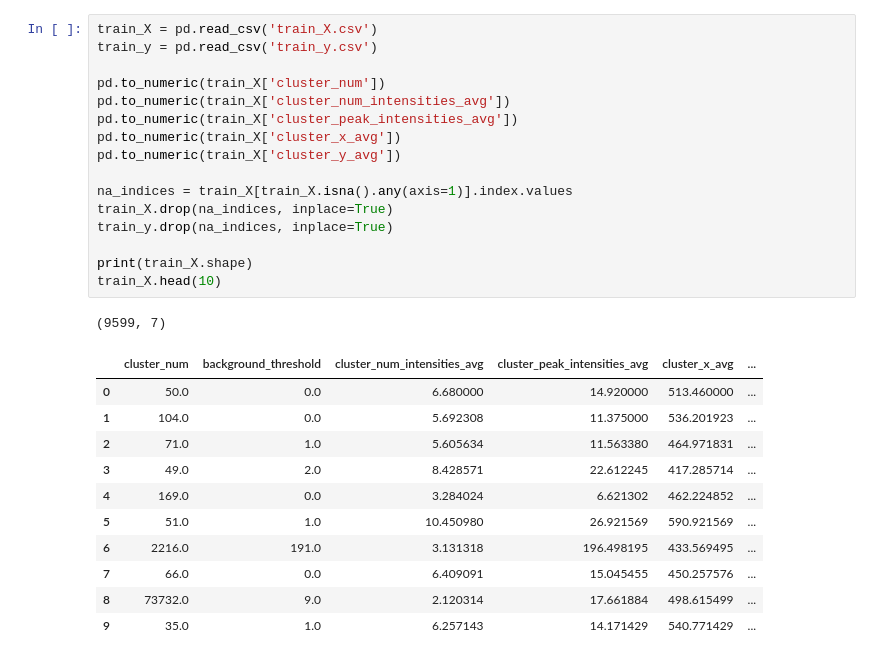
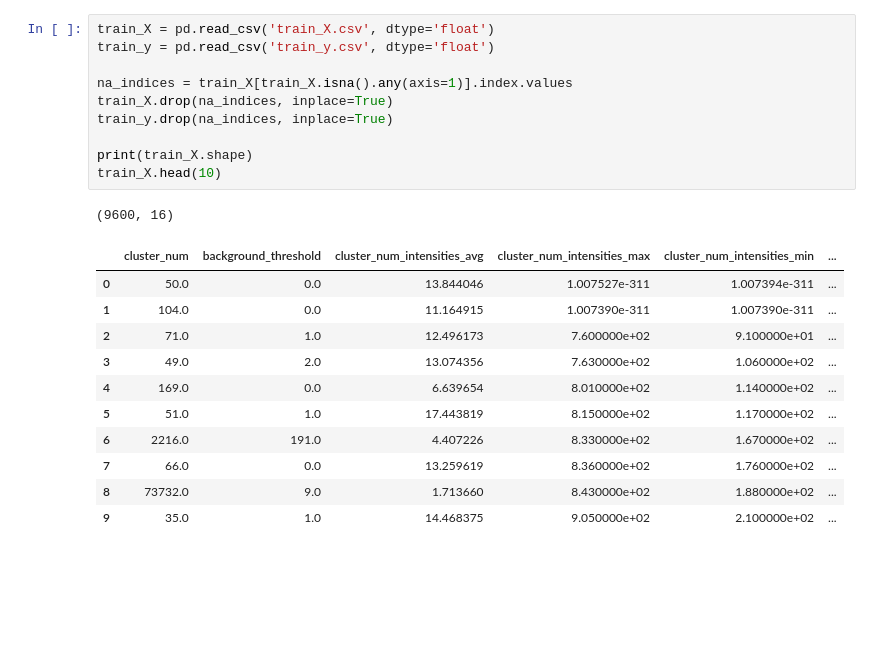
Before and after one commit to Simeonedef/Galaxy-Image-Gen, a Jupyter notebook: Notebooks/baseline_reg.ipynb, the cells around one changed output. Drawn from its saved outputs; the diff is of its cells as text; blank space fills up the shorter version.

```diff
--- a/Notebooks/baseline_reg.ipynb
+++ b/Notebooks/baseline_reg.ipynb
@@ -37,30 +34,24 @@ from sklearn.model_selection import RandomizedSearchCV
 # %%
-train_X = pd.read_csv('train_X.csv')
-train_y = pd.read_csv('train_y.csv')
-
-pd.to_numeric(train_X['cluster_num'])
-pd.to_numeric(train_X['cluster_num_intensities_avg'])
-pd.to_numeric(train_X['cluster_peak_intensities_avg'])
-pd.to_numeric(train_X['cluster_x_avg'])
-pd.to_numeric(train_X['cluster_y_avg'])
+train_X = pd.read_csv('train_X.csv', dtype='float')
+train_y = pd.read_csv('train_y.csv', dtype='float')
 
 na_indices = train_X[train_X.isna().any(axis=1)].index.values
 train_X.drop(na_indices, inplace=True)
 train_y.drop(na_indices, inplace=True)
 
 print(train_X.shape)
 train_X.head(10)
 # %% [output]
-(9599, 7)
+(9600, 16)
-|  | cluster_num | background_threshold | cluster_num_intensities_avg | cluster_peak_intensities_avg | cluster_x_avg | ... |
-| 0 | 50.0 | 0.0 | 6.680000 | 14.920000 | 513.460000 | ... |
-| 1 | 104.0 | 0.0 | 5.692308 | 11.375000 | 536.201923 | ... |
-| 2 | 71.0 | 1.0 | 5.605634 | 11.563380 | 464.971831 | ... |
-| 3 | 49.0 | 2.0 | 8.428571 | 22.612245 | 417.285714 | ... |
-| 4 | 169.0 | 0.0 | 3.284024 | 6.621302 | 462.224852 | ... |
-| 5 | 51.0 | 1.0 | 10.450980 | 26.921569 | 590.921569 | ... |
-| 6 | 2216.0 | 191.0 | 3.131318 | 196.498195 | 433.569495 | ... |
-| 7 | 66.0 | 0.0 | 6.409091 | 15.045455 | 450.257576 | ... |
-| 8 | 73732.0 | 9.0 | 2.120314 | 17.661884 | 498.615499 | ... |
-| 9 | 35.0 | 1.0 | 6.257143 | 14.171429 | 540.771429 | ... |
+|  | cluster_num | background_threshold | cluster_num_intensities_avg | cluster_num_intensities_max | cluster_num_intensities_min | ... |
+| 0 | 50.0 | 0.0 | 13.844046 | 1.007527e-311 | 1.007394e-311 | ... |
+| 1 | 104.0 | 0.0 | 11.164915 | 1.007390e-311 | 1.007390e-311 | ... |
+| 2 | 71.0 | 1.0 | 12.496173 | 7.600000e+02 | 9.100000e+01 | ... |
+| 3 | 49.0 | 2.0 | 13.074356 | 7.630000e+02 | 1.060000e+02 | ... |
+| 4 | 169.0 | 0.0 | 6.639654 | 8.010000e+02 | 1.140000e+02 | ... |
+| 5 | 51.0 | 1.0 | 17.443819 | 8.150000e+02 | 1.170000e+02 | ... |
+| 6 | 2216.0 | 191.0 | 4.407226 | 8.330000e+02 | 1.670000e+02 | ... |
+| 7 | 66.0 | 0.0 | 13.259619 | 8.360000e+02 | 1.760000e+02 | ... |
+| 8 | 73732.0 | 9.0 | 1.713660 | 8.430000e+02 | 1.880000e+02 | ... |
+| 9 | 35.0 | 1.0 | 14.468375 | 9.050000e+02 | 2.100000e+02 | ... |
 # %%
```
Also changed, not shown: parts of 9 cells of this notebook, 2 other files.
